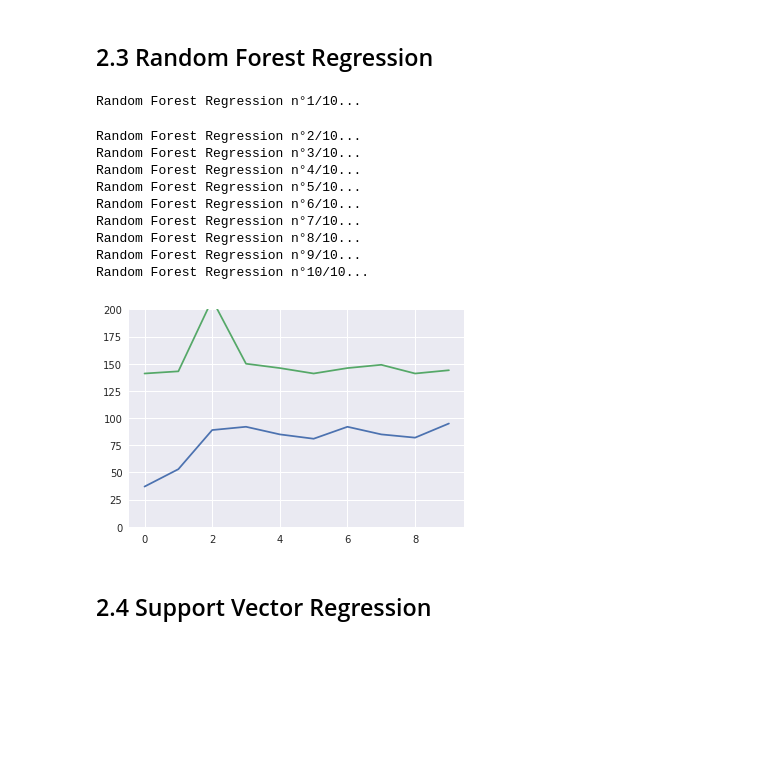
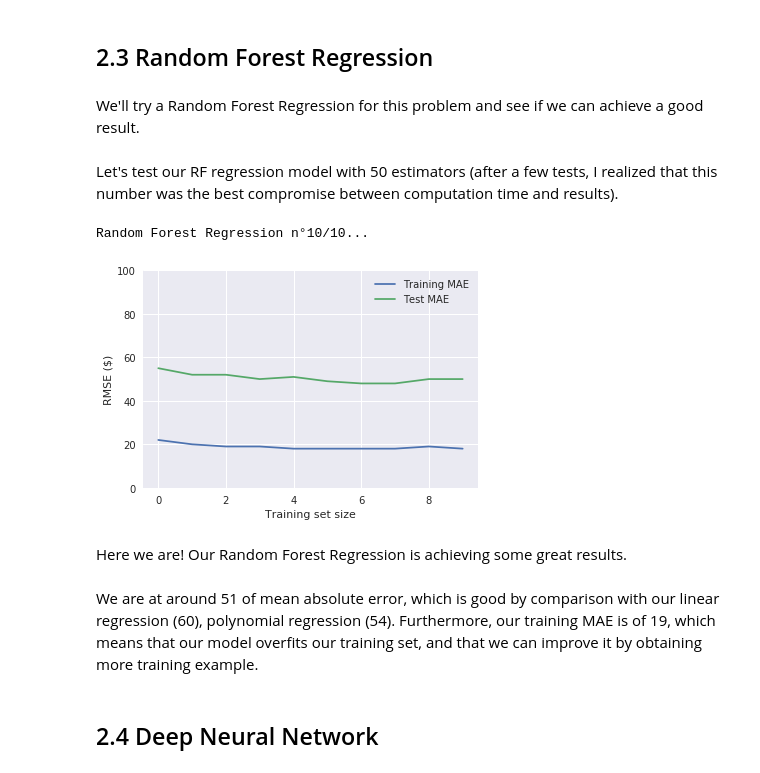
Before and after one commit to pleydier/paris_airbnb_price, a Jupyter notebook: Paris Airbnb Price.ipynb, the cells around one changed output. Saved outputs shown, nothing was run; the diff lists cells and outputs as text; code cells hidden in the pictures; blank space fills up the shorter version.

```diff
--- a/Paris Airbnb Price.ipynb
+++ b/Paris Airbnb Price.ipynb
@@ -149,13 +175,11 @@ Let's train and evaluate the model on different amount of data, so we can see it
 # %%
 import matplotlib.pyplot as plt
 
-lr_eval = pd.DataFrame(0, index=range(100), columns=['train rmse', 'test rmse']).astype(float)
+lr_eval = pd.DataFrame(0, index=range(100), columns=['train', 'test']).astype(float)
 for i in range(100):
+  print('Linear Regression n°{}/100...'.format(i+1), end='\r')
   subset_size = int(round(((i+1)*X_num_train.shape[0]/100)))
   [lr_eval.values[i,0],lr_eval.values[i,1]] = linear_regression(X_num_train[:subset_size,:],y_num_train[:subset_size], X_num_test, y_num_test)
 
-plt.gca().set_ylim([0,300])
-plt.plot(lr_eval['train rmse'], label='Training RMSE')
-plt.plot(lr_eval['test rmse'], label='Test RMSE')
-plt.show()
+show_results(lr_eval['train'], lr_eval['test'])
 # %% [output]
@@ -171,6 +203,6 @@ def polynomial_regression(X_train,y_train,X_test,y_test, polynomial_degree):
   polynomialFeatures.fit(X_train_poly, y_train)
   polynomial_regressor = LinearRegression()
   polynomial_regressor.fit(X_train_poly, y_train)
-  train_rmse = sqrt(mean_squared_error(polynomial_regressor.predict(X_train_poly),y_train))
-  test_rmse = sqrt(mean_squared_error(polynomial_regressor.predict(polynomialFeatures.fit_transform(X_test)),y_test))
-  return train_rmse,test_rmse
+  train_mae = mean_absolute_error(polynomial_regressor.predict(X_train_poly),y_train)
+  test_mae = mean_absolute_error(polynomial_regressor.predict(polynomialFeatures.fit_transform(X_test)),y_test)
+  return train_mae,test_mae
@@ -177,12 +212,11 @@ def polynomial_regression(X_train,y_train,X_test,y_test, polynomial_degree):
 # %%
-pl_num_eval = pd.DataFrame(0, index=range(10), columns=['train rmse', 'test rmse'])
+pl_num_eval = pd.DataFrame(0, index=range(10), columns=['train', 'test'])
 for i in range(10):
-  print('Polynomial Regression n°{}/10...'.format(i+1))
+  print('Polynomial Regression n°{}/10...'.format(i+1), end='\r')
   subset_size = int(round(((i+1)*X_num_train.shape[0]/10)))
-  [pl_num_eval.values[i,0],pl_num_eval.values[i,1]] = polynomial_regression(X_num_train[:subset_size,:],y_num_train[:subset_size], X_num_test[:subset_size,:], y_num_test[:subset_size], polynomial_degree = 3)
+  [pl_num_eval.values[i,0],pl_num_eval.values[i,1]] = polynomial_regression(X_num_train[:subset_size,:],
+                                                                            y_num_train[:subset_size], X_num_test,
+                                                                            y_num_test, polynomial_degree = 3)
 
-plt.gca().set_ylim([0,300])
-plt.plot(pl_num_eval['train rmse'], label='Training RMSE')
-plt.plot(pl_num_eval['test rmse'], label='Test RMSE')
-plt.show()
+show_results(pl_num_eval['train'], pl_num_eval['test'])
 # %% [output]
@@ -200,36 +227,34 @@ Polynomial Regression n°10/10...
 # %% [markdown]
 ## 2.3 Random Forest Regression
+# %% [markdown]
+We'll try a Random Forest Regression for this problem and see if we can achieve a good result.
 # %%
 from sklearn.ensemble import RandomForestRegressor
 
 def rf_regression(X_train,y_train,X_test,y_test,estimators):
   rf_regressor = RandomForestRegressor(n_estimators = estimators)
   rf_regressor.fit(X_train, y_train)
-  rf_train_rmse = sqrt(mean_squared_error(rf_regressor.predict(X_train),y_train))
-  rf_test_rmse = sqrt(mean_squared_error(rf_regressor.predict(X_test),y_test))
-  return rf_train_rmse, rf_test_rmse
+  rf_train_mae = mean_absolute_error(rf_regressor.predict(X_train),y_train)
+  rf_test_mae = mean_absolute_error(rf_regressor.predict(X_test),y_test)
+  return rf_train_mae, rf_test_mae
+# %% [markdown]
+Let's test our RF regression model with 50 estimators (after a few tests, I realized that this number was the best compromise between computation time and results).
 # %%
-rf_eval = pd.DataFrame(0, index=range(10), columns=['train rmse', 'test rmse'])
+rf_eval = pd.DataFrame(0, index=range(10), columns=['train', 'test'])
 for i in range(10):
-  print('Random Forest Regression n°{}/10...'.format(i+1))
+  print('Random Forest Regression n°{}/10...'.format(i+1), end='\r')
   subset_size = int(round(((i+1)*X_train.shape[0]/10)))
-  [rf_eval.values[i,0],rf_eval.values[i,1]] = rf_regression(X_train[:subset_size,:],y_train[:subset_size],
+  [rf_eval.values[i,0],rf_eval.values[i,1]] = rf_regression(X_train[:subset_size,:],y_train[:subset_size].ravel(),
                                                                     X_test, y_test, estimators = 40)
-plt.gca().set_ylim([0,200])
-plt.plot(rf_eval['train rmse'], label='Training RMSE')
-plt.plot(rf_eval['test rmse'], label='Test RMSE')
-plt.show()
+
+show_results(rf_eval['train'], rf_eval['test'])
 # %% [output]
-Random Forest Regression n°1/10...
+Random Forest Regression n°10/10...
-Random Forest Regression n°2/10...
-Random Forest Regression n°3/10...
-Random Forest Regression n°4/10...
-Random Forest Regression n°5/10...
-Random Forest Regression n°6/10...
-Random Forest Regression n°7/10...
-Random Forest Regression n°8/10...
-Random Forest Regression n°9/10...
-Random Forest Regression n°10/10...
-[figure, old version]
+[figure, new version]
+# %% [markdown]
+Here we are! Our Random Forest Regression is achieving some great results.
+# %% [markdown]
+We are at around 51 of mean absolute error, which is good by comparison with our linear regression (60), polynomial regression (54).
+Furthermore, our training MAE is of 19, which means that our model overfits our training set, and that we can improve it by obtaining more training example.
 # %% [markdown]
-## 2.4 Support Vector Regression
+## 2.4 Deep Neural Network
```
Also changed, not shown: parts of 31 cells of this notebook, 3 other files.
